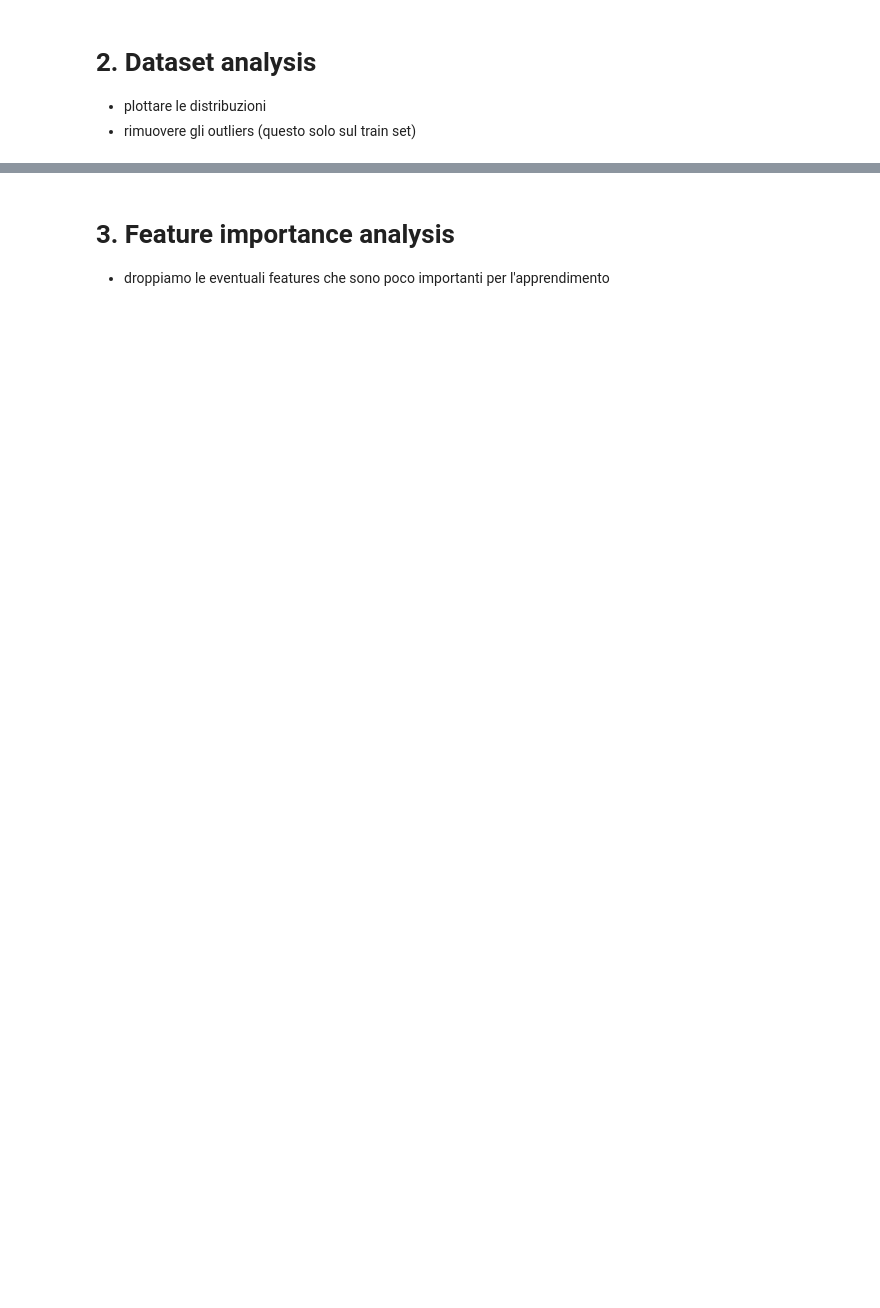
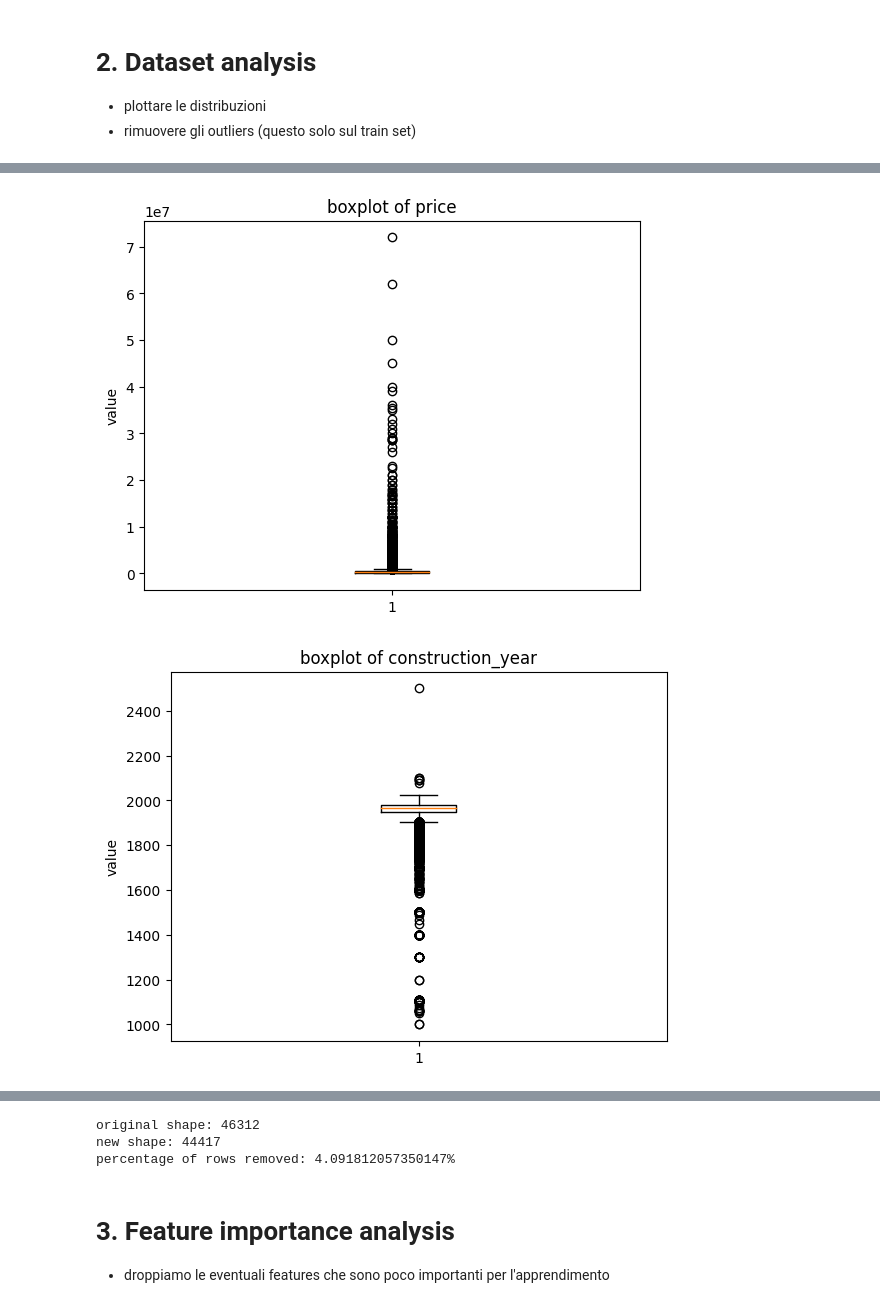
Before and after one commit to VincenzoImp/House-Prices-Prediction, a Jupyter notebook: script.ipynb, the cells around one changed output, grey strips where cells are left out. Drawn from its saved outputs; the diff is of its cells as text; code cells hidden in the pictures; blank space fills up the shorter version.

```diff
--- a/script.ipynb
+++ b/script.ipynb
@@ -286,0 +340,15 @@ pass
+# %%
+def boxplot(df, feature):
+    plt.boxplot(df.loc[:, feature])
+    plt.title('boxplot of {}'.format(feature))
+    plt.ylabel('value')
+    plt.show()
+    plt.close()
+    return
+# %%
+subcols = ['price', 'construction_year', 'energy_efficiency', 'expenses', 'floor', 'total_floors']
+for col in subcols:
+    boxplot(train_df, col)
+# %% [output]
+[figure, added]
+[figure, added]
@@ -287,3 +371,11 @@ pass
+# %%
+print('original shape: {}'.format(original_shape))
+print('new shape: {}'.format(new_shape))
+print('percentage of rows removed: {}%'.format(((original_shape-new_shape)*100)/original_shape))
+# %% [output]
+original shape: 46312
+new shape: 44417
+percentage of rows removed: 4.091812057350147%
 # %% [markdown]
 # 3. Feature importance analysis
 
```
Also changed, not shown: parts of 37 cells of this notebook.
